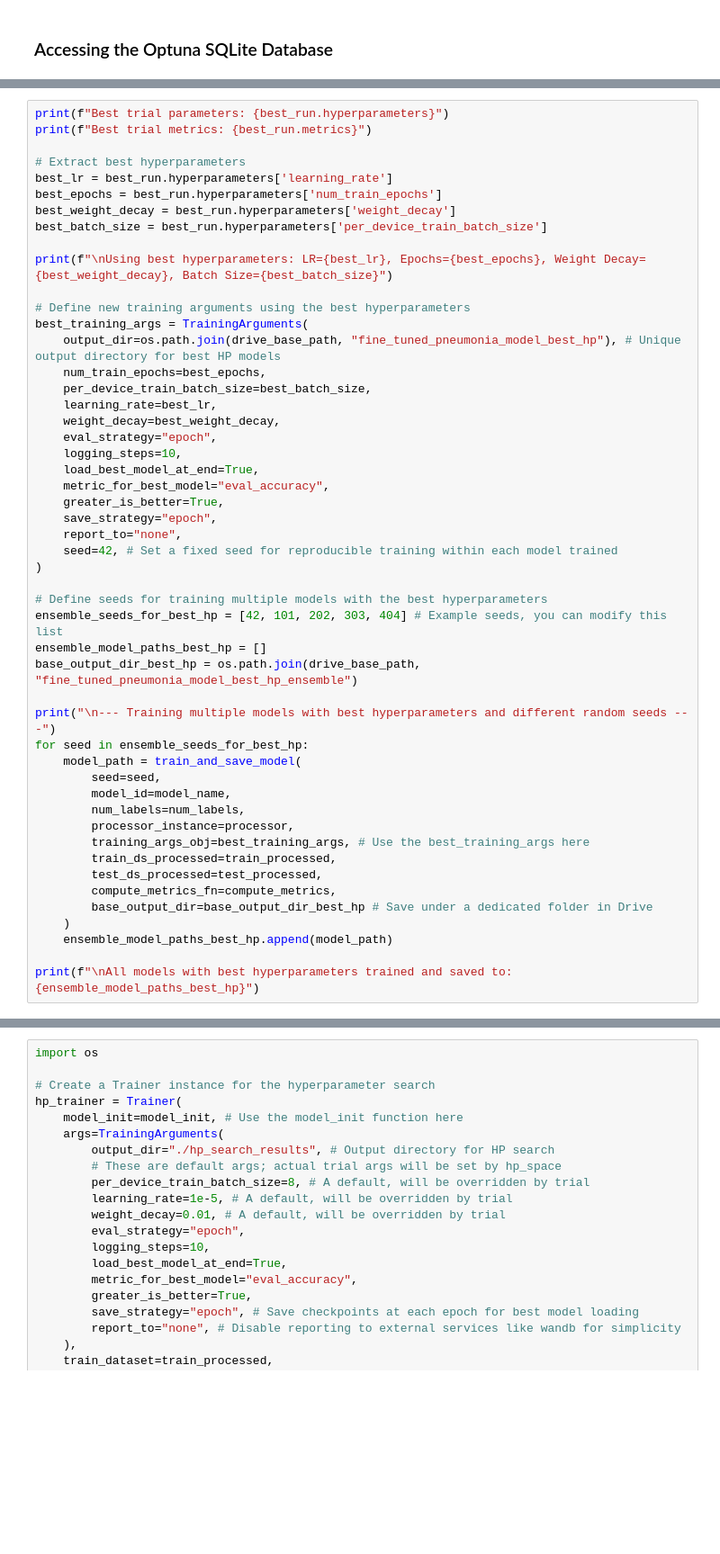
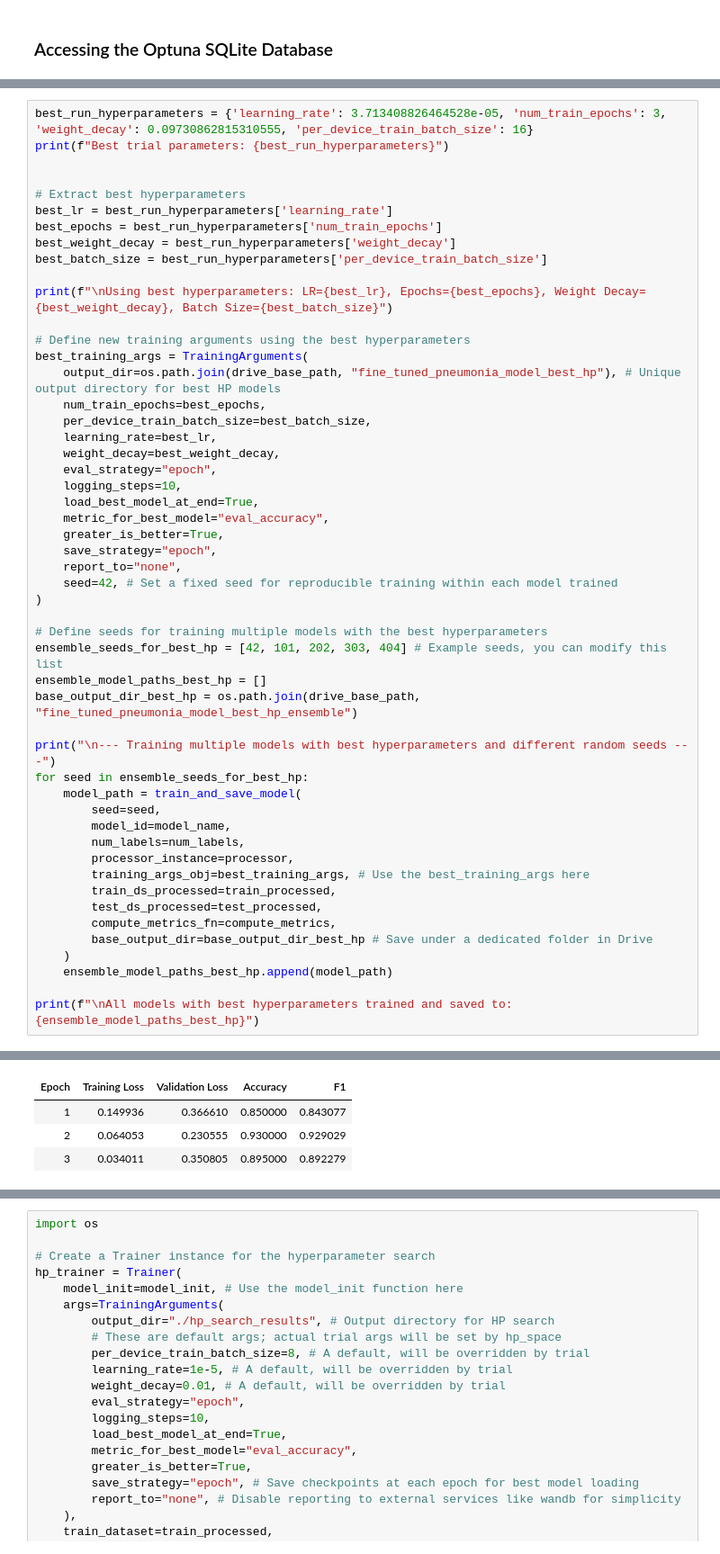
Before and after one commit to sophia-yang424/pneumonia_class, a Jupyter notebook: fine_tuning.ipynb, the cells around one changed output, grey strips where cells are left out. Shown at 90% size. Cells and saved outputs as stored; diff of their text form; blank space fills up the shorter version.

```diff
--- a/fine_tuning.ipynb
+++ b/fine_tuning.ipynb
@@ -836,12 +990,13 @@ except Exception as e:
 # %%
-print(f"Best trial parameters: {best_run.hyperparameters}")
-print(f"Best trial metrics: {best_run.metrics}")
+best_run_hyperparameters = {'learning_rate': 3.713408826464528e-05, 'num_train_epochs': 3, 'weight_decay': 0.09730862815310555, 'per_device_train_batch_size': 16}
+print(f"Best trial parameters: {best_run_hyperparameters}")
+
 
 # Extract best hyperparameters
-best_lr = best_run.hyperparameters['learning_rate']
-best_epochs = best_run.hyperparameters['num_train_epochs']
-best_weight_decay = best_run.hyperparameters['weight_decay']
-best_batch_size = best_run.hyperparameters['per_device_train_batch_size']
+best_lr = best_run_hyperparameters['learning_rate']
+best_epochs = best_run_hyperparameters['num_train_epochs']
+best_weight_decay = best_run_hyperparameters['weight_decay']
+best_batch_size = best_run_hyperparameters['per_device_train_batch_size']
 
 print(f"\nUsing best hyperparameters: LR={best_lr}, Epochs={best_epochs}, Weight Decay={best_weight_decay}, Batch Size={best_batch_size}")
 
@@ -883,3 +1038,4 @@ for seed in ensemble_seeds_for_best_hp:
     ensemble_model_paths_best_hp.append(model_path)
 
 print(f"\nAll models with best hyperparameters trained and saved to: {ensemble_model_paths_best_hp}")
+# %% [output]
@@ -885,0 +1060,4 @@ print(f"\nAll models with best hyperparameters trained and saved to: {ensemble_m
+| Epoch | Training Loss | Validation Loss | Accuracy | F1 |
+| 1 | 0.149936 | 0.366610 | 0.850000 | 0.843077 |
+| 2 | 0.064053 | 0.230555 | 0.930000 | 0.929029 |
+| 3 | 0.034011 | 0.350805 | 0.895000 | 0.892279 |
```
Also changed, not shown: parts of 16 cells of this notebook.
